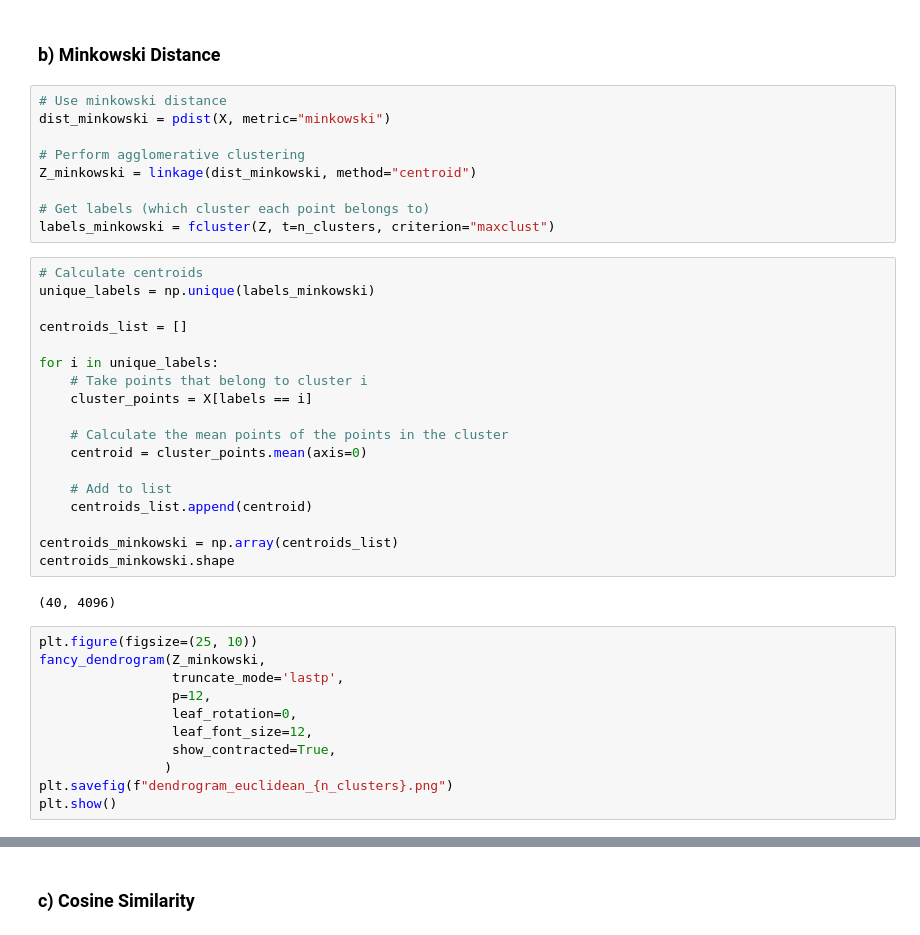
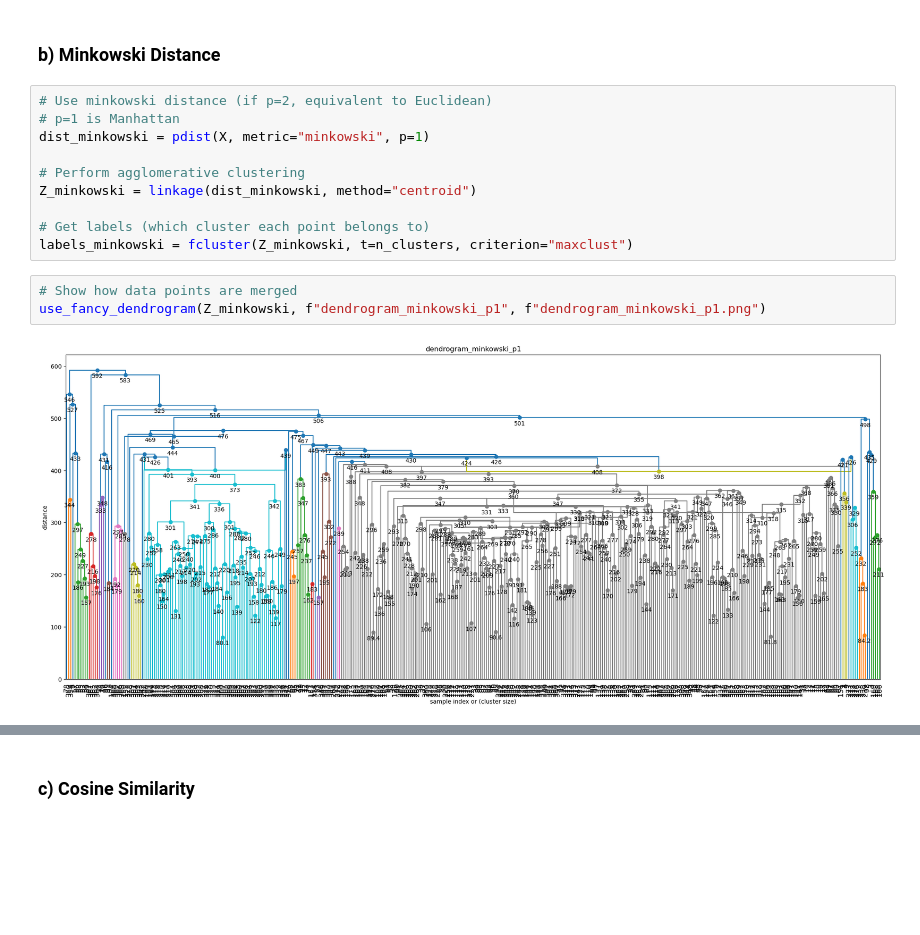
Before and after one commit to Ale248/FALL2024_COMP257, a Jupyter notebook: Assignment3/A3_Question1.ipynb, the cells around one changed output, grey strips where cells are left out. Drawn from its saved outputs; the diff is of its cells as text; blank space fills up the shorter version.

```diff
--- a/Assignment3/A3_Question1.ipynb
+++ b/Assignment3/A3_Question1.ipynb
@@ -218,42 +199,17 @@ plt.show()
 # %% [markdown]
 ### b) Minkowski Distance
 # %%
-# Use minkowski distance
-dist_minkowski = pdist(X, metric="minkowski")
+# Use minkowski distance (if p=2, equivalent to Euclidean)
+# p=1 is Manhattan
+dist_minkowski = pdist(X, metric="minkowski", p=1)
 
 # Perform agglomerative clustering
 Z_minkowski = linkage(dist_minkowski, method="centroid")
 
 # Get labels (which cluster each point belongs to)
-labels_minkowski = fcluster(Z, t=n_clusters, criterion="maxclust")
+labels_minkowski = fcluster(Z_minkowski, t=n_clusters, criterion="maxclust")
 # %%
-# Calculate centroids
-unique_labels = np.unique(labels_minkowski)
-
-centroids_list = []
-
-for i in unique_labels:
-    # Take points that belong to cluster i
-    cluster_points = X[labels == i]
-
-    # Calculate the mean points of the points in the cluster
-    centroid = cluster_points.mean(axis=0)
-
-    # Add to list
-    centroids_list.append(centroid)
-
-centroids_minkowski = np.array(centroids_list)
-centroids_minkowski.shape
+# Show how data points are merged
+use_fancy_dendrogram(Z_minkowski, f"dendrogram_minkowski_p1", f"dendrogram_minkowski_p1.png")
 # %% [output]
-(40, 4096)
+[figure, added]
-# %%
-plt.figure(figsize=(25, 10))
-fancy_dendrogram(Z_minkowski,
-                 truncate_mode='lastp',
-                 p=12,
-                 leaf_rotation=0,
-                 leaf_font_size=12,
-                 show_contracted=True,
-                )
-plt.savefig(f"dendrogram_euclidean_{n_clusters}.png")
-plt.show()
```
Also changed, not shown: parts of 33 cells of this notebook, 11 other files.
